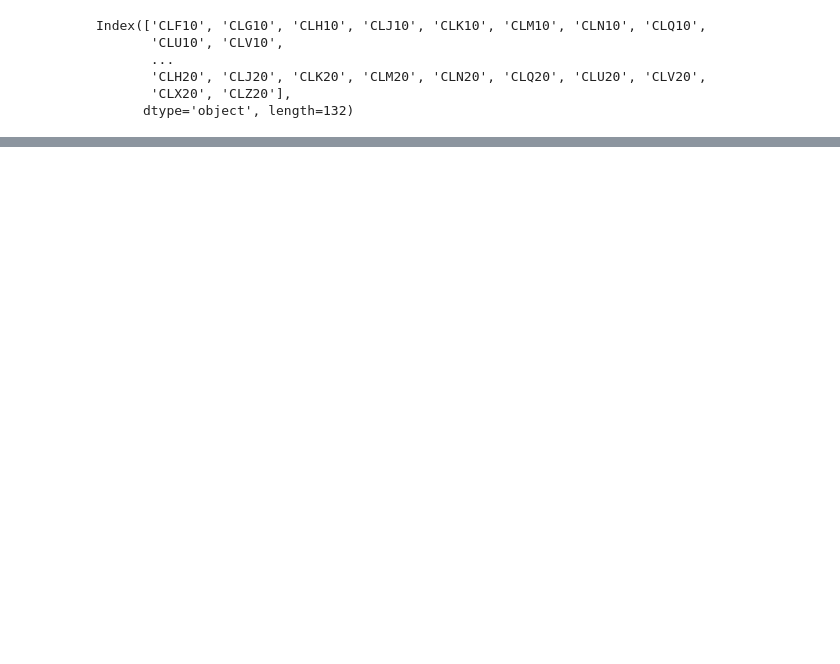
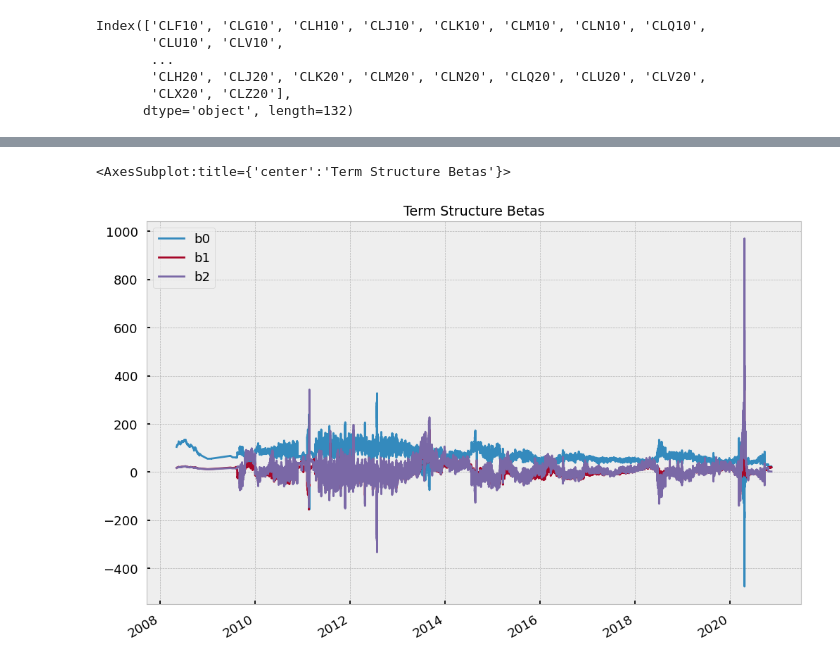
Before and after one commit to rahmatfaridi/ExplorationML, a Jupyter notebook: getTermStructure.ipynb, the cells around one changed output, grey strips where cells are left out. Cells and saved outputs as stored; diff of their text form; code cells hidden in the pictures; blank space fills up the shorter version.

Commit message:
TermStructure

```diff
--- a/getTermStructure.ipynb
+++ b/getTermStructure.ipynb
@@ -122,0 +205,19 @@ df.iloc[200000].dropna()
+# %%
+split = np.array_split(df,16)
+# %%
+def simpleMPBetas(df):
+    res=[]
+    for _,row in df.iterrows():
+        res.append(minBetas(row.dropna()))
+    return pd.concat(res,axis=1).T
+# %%
+import multiprocessing as mp
+with mp.Pool(16) as p:
+    res = p.map(simpleMPBetas,split)
+# %%
+betas = pd.concat(res)
+# %%
+betas.plot(title="Term Structure Betas")
+# %% [output]
+<AxesSubplot:title={'center':'Term Structure Betas'}>
+[figure, added]
```
Also changed, not shown: parts of 14 cells of this notebook, 1 other file.
